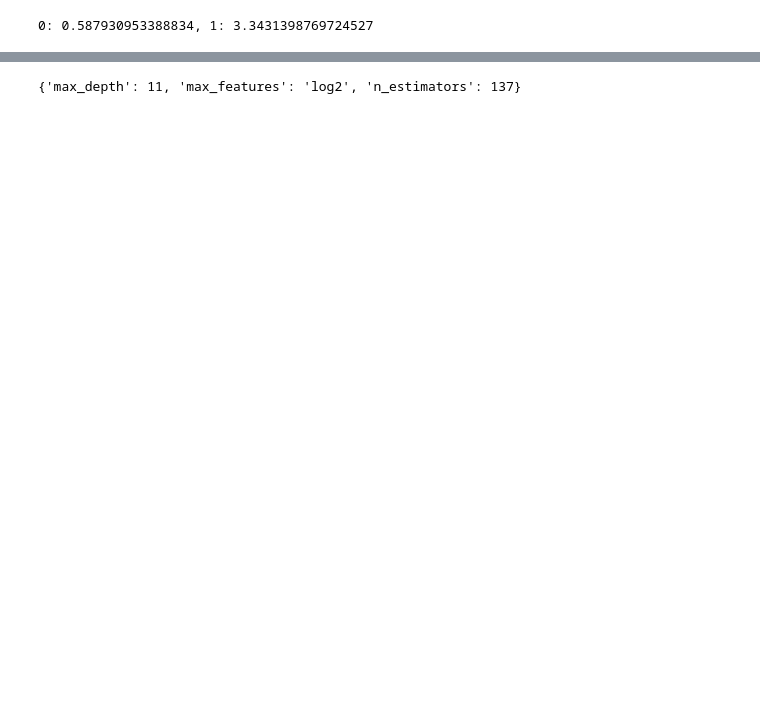
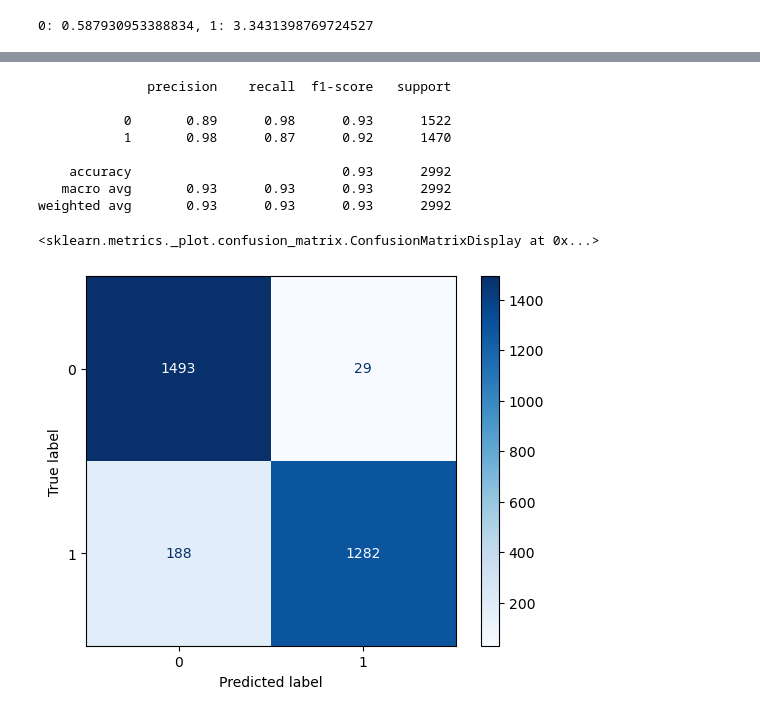
Before and after one commit to salty511/ba-data-course, a Jupyter notebook: buying-behaviour-modelling.ipynb, the cells around one changed output, grey strips where cells are left out. Drawn from its saved outputs; the diff is of its cells as text; code cells hidden in the pictures; blank space fills up the shorter version.

```diff
--- a/buying-behaviour-modelling.ipynb
+++ b/buying-behaviour-modelling.ipynb
@@ -232,4 +280,24 @@ KeyboardInterrupt:
-# %%
-grid_search.best_params_
-# %% [output]
-{'max_depth': 11, 'max_features': 'log2', 'n_estimators': 137}
+# %%
+X_train, X_test, y_train, y_test = train_test_split(resampled_X, resampled_y, test_size=0.2, random_state=42)
+
+rf = RandomForestClassifier(n_estimators=137, max_depth=11, max_features='log2', random_state=42)
+rf.fit(X_train, y_train)
+
+y_pred = rf.predict(X_test)
+report = classification_report(y_test, y_pred)
+cm = confusion_matrix(y_test, y_pred)
+
+print(report)
+
+ConfusionMatrixDisplay(confusion_matrix=cm).plot(cmap='Blues', values_format='d')
+# %% [output]
+              precision    recall  f1-score   support
+
+           0       0.89      0.98      0.93      1522
+           1       0.98      0.87      0.92      1470
+
+    accuracy                           0.93      2992
+   macro avg       0.93      0.93      0.93      2992
+weighted avg       0.93      0.93      0.93      2992
+<sklearn.metrics._plot.confusion_matrix.ConfusionMatrixDisplay at 0x...>
+[figure, added]
```
Also changed, not shown: parts of 15 cells of this notebook.
